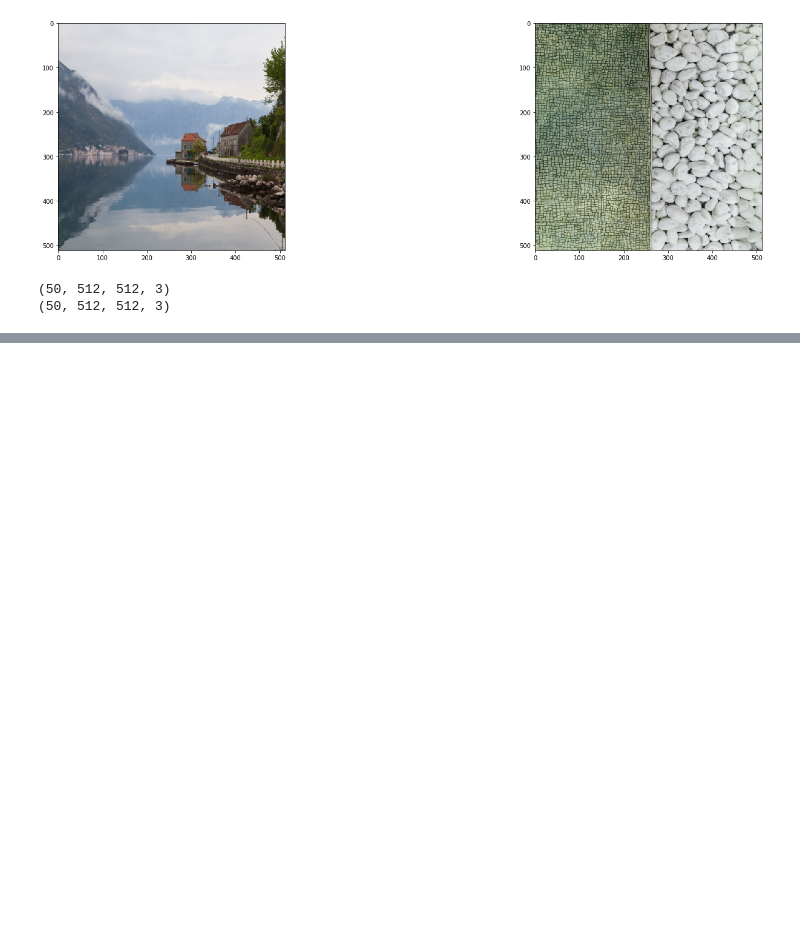
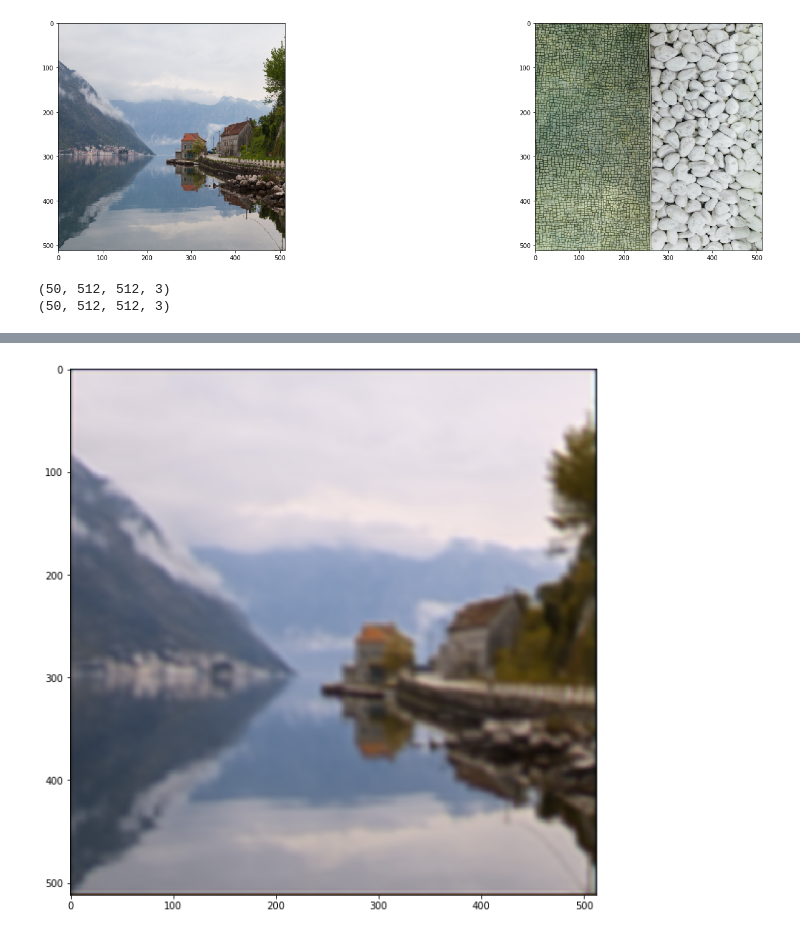
Before and after one commit to KwankiAhn/ai-study, a Jupyter notebook: sr/sr_practice-0.ipynb, the cells around one changed output, grey strips where cells are left out. Cells and saved outputs as stored; diff of their text form; code cells hidden in the pictures; blank space fills up the shorter version.

```diff
--- a/sr/sr_practice-0.ipynb
+++ b/sr/sr_practice-0.ipynb
@@ -228,0 +256,4 @@ display_images(srcnn.predict(image_data_l[10]))
+# %%
+display_image(preds[0])
+# %% [output]
+[figure, added]
```
Also changed, not shown: parts of 20 cells of this notebook, 11 other files.
